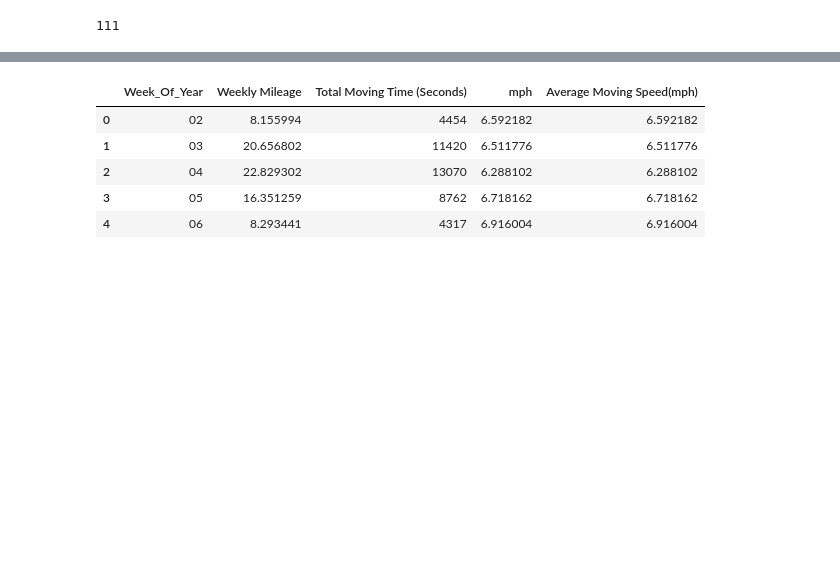
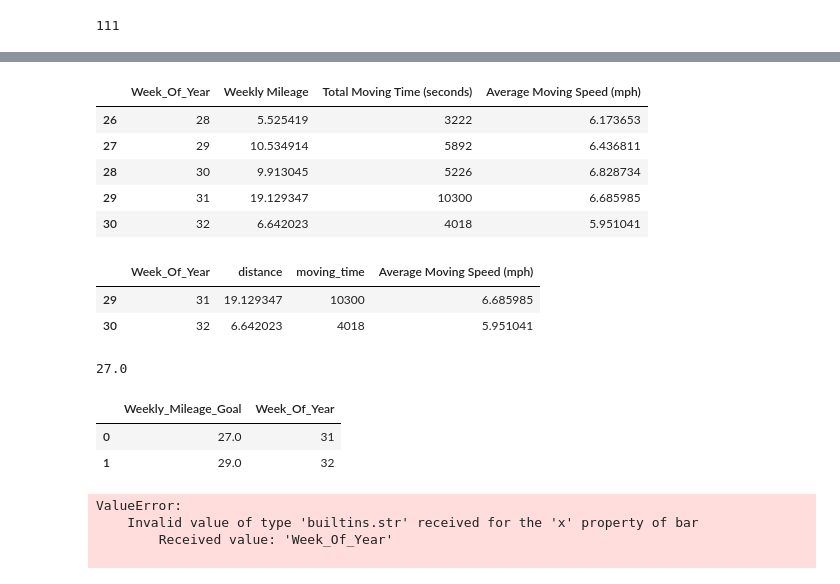
Before and after one commit to jimmyvluong/Strava_API_Fun, a Jupyter notebook: scripts/0_marathon_tracking.ipynb, the cells around one changed output, grey strips where cells are left out. Cells and saved outputs as stored; diff of their text form; code cells hidden in the pictures; blank space fills up the shorter version.

Commit message:
updates to marathon app

```diff
--- a/scripts/0_marathon_tracking.ipynb
+++ b/scripts/0_marathon_tracking.ipynb
@@ -151,10 +154,10 @@ df_miles_per_week['Average Moving Speed(mph)'] = df_miles_per_week['distance']/(
 # %%
 # rename columns
-df_miles_per_week.rename(columns={"distance": "Weekly Mileage", "moving_time": "Total Moving Time (Seconds)"}).head()
+df_miles_per_week.rename(columns={"distance": "Weekly Mileage", "moving_time": "Total Moving Time (seconds)"}).tail()
 # %% [output]
-|  | Week_Of_Year | Weekly Mileage | Total Moving Time (Seconds) | mph | Average Moving Speed(mph) |
-| 0 | 02 | 8.155994 | 4454 | 6.592182 | 6.592182 |
-| 1 | 03 | 20.656802 | 11420 | 6.511776 | 6.511776 |
-| 2 | 04 | 22.829302 | 13070 | 6.288102 | 6.288102 |
-| 3 | 05 | 16.351259 | 8762 | 6.718162 | 6.718162 |
-| 4 | 06 | 8.293441 | 4317 | 6.916004 | 6.916004 |
+|  | Week_Of_Year | Weekly Mileage | Total Moving Time (seconds) | Average Moving Speed (mph) |
+| 26 | 28 | 5.525419 | 3222 | 6.173653 |
+| 27 | 29 | 10.534914 | 5892 | 6.436811 |
+| 28 | 30 | 9.913045 | 5226 | 6.828734 |
+| 29 | 31 | 19.129347 | 10300 | 6.685985 |
+| 30 | 32 | 6.642023 | 4018 | 5.951041 |
@@ -163,4 +176,9 @@ df_miles_per_week.rename(columns={"distance": "Weekly Mileage", "moving_time": "
 # %%
 # add weekly mileage targets to DataFrame
-
+df_marathon = df_miles_per_week.query("Week_Of_Year >= 31")
+df_marathon.head()
 # calculate difference to targets
+# %% [output]
+|  | Week_Of_Year | distance | moving_time | Average Moving Speed (mph) |
+| 29 | 31 | 19.129347 | 10300 | 6.685985 |
+| 30 | 32 | 6.642023 | 4018 | 5.951041 |
@@ -168,0 +192,6 @@ df_miles_per_week.rename(columns={"distance": "Weekly Mileage", "moving_time": "
+# %%
+week_1_goal_mileage = weekly_mileage_target(190, 8)
+week_2_goal_mileage = weekly_mileage_target(190, 10)
+print(week_1_goal_mileage)
+# %% [output]
+27.0
@@ -168,0 +202,6 @@ df_miles_per_week.rename(columns={"distance": "Weekly Mileage", "moving_time": "
+# %%
+df_goal.head()
+# %% [output]
+|  | Weekly_Mileage_Goal | Week_Of_Year |
+| 0 | 27.0 | 31 |
+| 1 | 29.0 | 32 |
@@ -168,0 +210,22 @@ df_miles_per_week.rename(columns={"distance": "Weekly Mileage", "moving_time": "
+# %%
+# plot weekly mileage
+import plotly.express as px
+
+fig0 = px.bar(
+    df_marathon, x = "Week_Of_Year", y = "distance",
+    labels = dict(Week_Of_Year ="Training Week", distance ="Distance (miles) "),
+    #hover_data=["start_date_local"],
+    title = "Weekly Mileage",
+    width = 1000
+)
+# Hover over should be the day, not the first of the month
+# fig0.add_hline(y = 20*8)
+fig0.update_traces(marker_line_width = 2.5)
+fig0.update_yaxes(range = [0, 50])
+#fig0.update_layout(bargap = 0.8)
+fig0.show()
+# %% [output]
+ValueError:
+    Invalid value of type 'builtins.str' received for the 'x' property of bar
+        Received value: 'Week_Of_Year'
+
```
Also changed, not shown: parts of 15 cells of this notebook.
